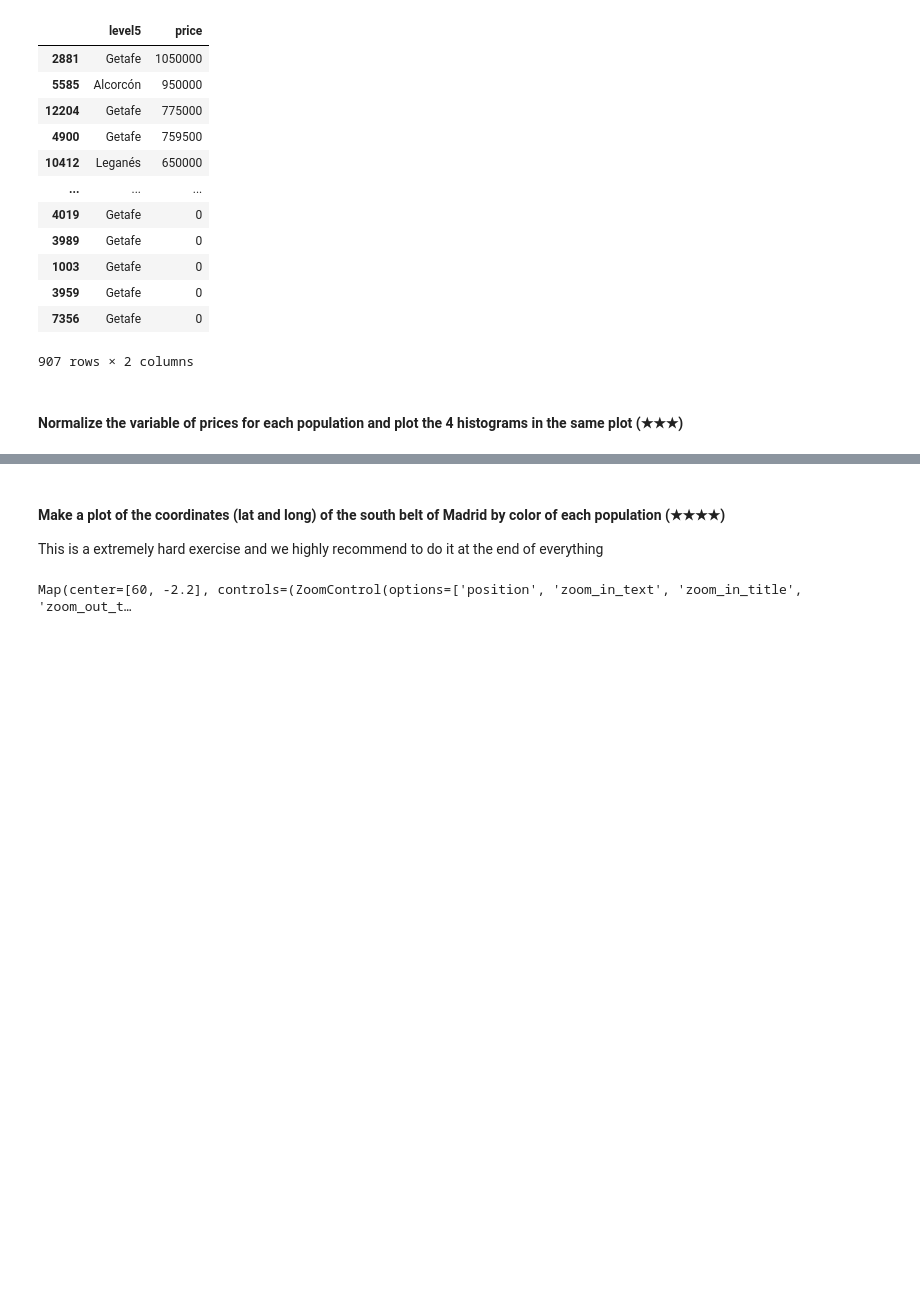
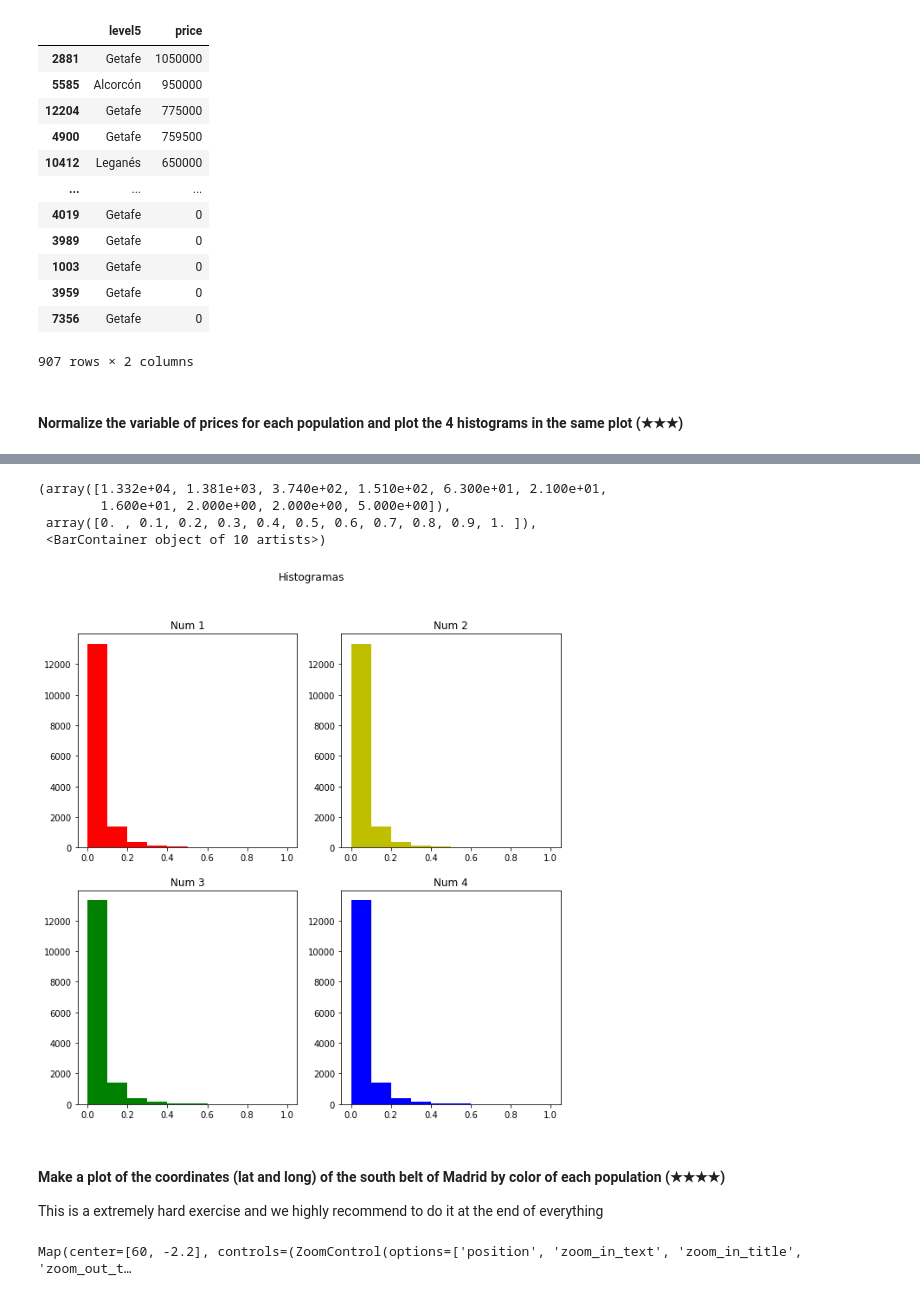
Before and after one commit to 4GeeksAcademy/realestate-datacleanup-exercise, a Jupyter notebook: project.ipynb, the cells around one changed output, grey strips where cells are left out. Saved outputs shown, nothing was run; the diff lists cells and outputs as text; code cells hidden in the pictures; blank space fills up the shorter version.

```diff
--- a/project.ipynb
+++ b/project.ipynb
@@ -239,3 +245,33 @@ plt.hist(df8, alpha=0.5 )
+# %%
+max= df['price'].max()
+min= df['price'].min()
+price_normalize = df['price'] - min
+price_normalize = price_normalize / (max-min)
+plt.figure(figsize= (10,10))
+
+plt.suptitle('Histogramas')
+
+plt.subplot(2,2,1)
+plt.title('Num 1')
+plt.hist(price_normalize, color= 'r')
+
+plt.subplot(2,2,2)
+plt.title('Num 2')
+plt.hist(price_normalize, color= 'y')
+
+plt.subplot(2,2,3)
+plt.title('Num 3')
+plt.hist(price_normalize, color='g')
+
+plt.subplot(2,2,4)
+plt.title('Num 4')
+plt.hist(price_normalize, color= 'b')
+# %% [output]
+(array([1.332e+04, 1.381e+03, 3.740e+02, 1.510e+02, 6.300e+01, 2.100e+01,
+        1.600e+01, 2.000e+00, 2.000e+00, 5.000e+00]),
+ array([0. , 0.1, 0.2, 0.3, 0.4, 0.5, 0.6, 0.7, 0.8, 0.9, 1. ]),
+ <BarContainer object of 10 artists>)
+[figure, added]
 # %% [markdown]
 #### Make a plot of the coordinates (lat and long) of the south belt of Madrid by color of each population (★★★★)
 This is a extremely hard exercise and we highly recommend to do it at the end of everything
```
Also changed, not shown: parts of 3 cells of this notebook.
